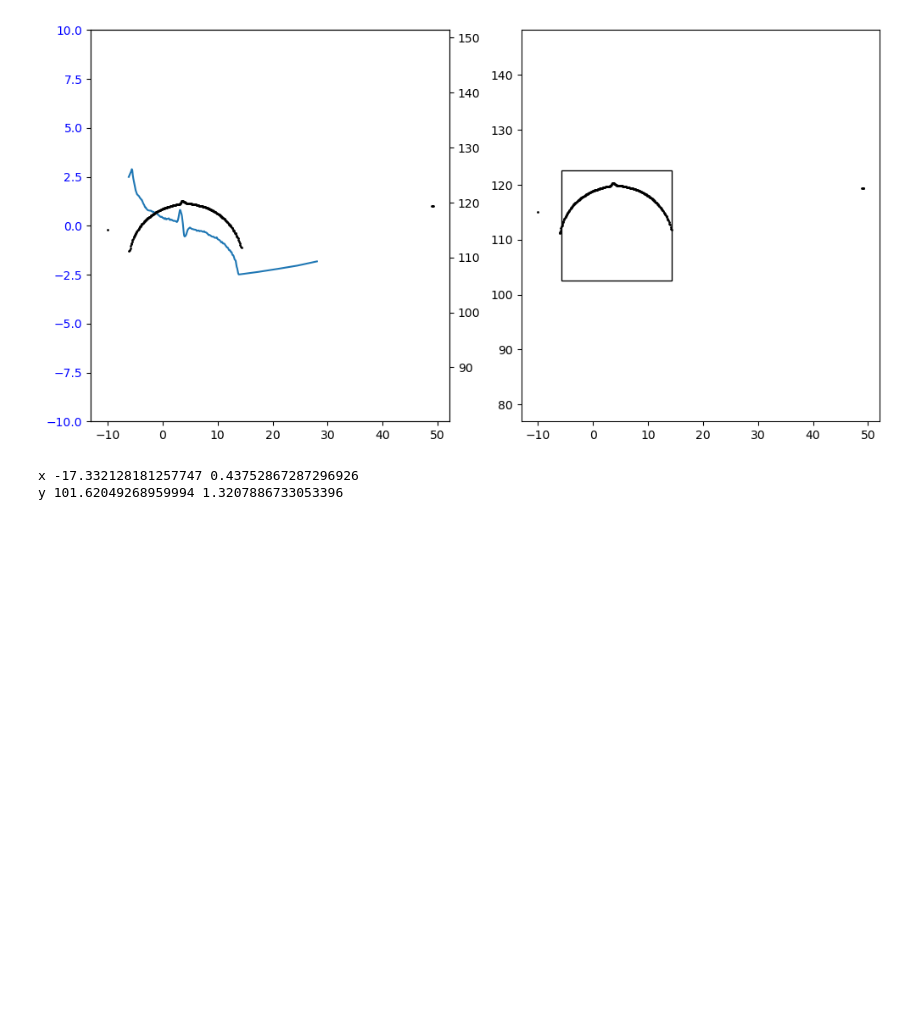
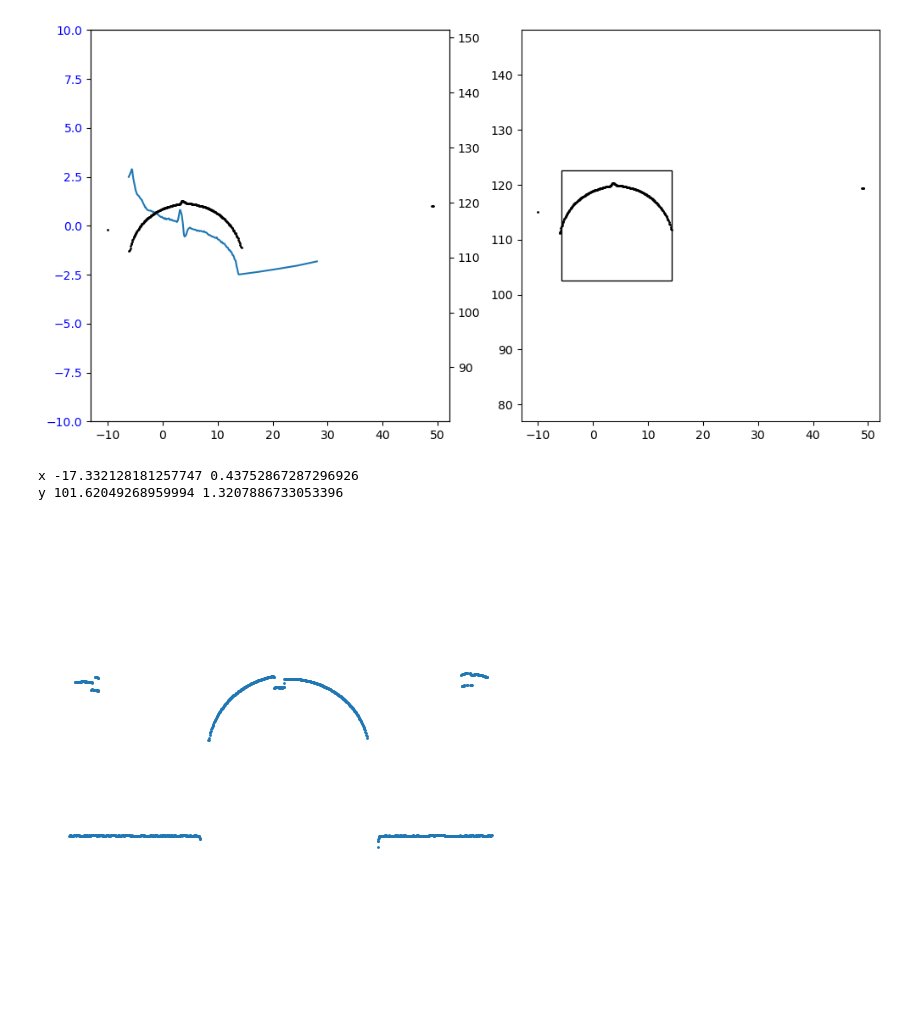
Before and after one commit to deivMM/IA, a Jupyter notebook: scripts_pruebas/perfilometria/clasificacion_perfiles_buenos_malos.ipynb, the cells around one changed output. Drawn from its saved outputs; the diff is of its cells as text; code cells hidden in the pictures; blank space fills up the shorter version.

```diff
--- a/scripts_pruebas/perfilometria/clasificacion_perfiles_buenos_malos.ipynb
+++ b/scripts_pruebas/perfilometria/clasificacion_perfiles_buenos_malos.ipynb
@@ -7,19 +7,3 @@ import matplotlib.patches as patches
 # %%
 df_recuperado = pd.read_csv('../pruebas_perfilometria/perfiles_7.csv')
 diccionario_recuperado = {i: group[['X', 'Y']].values for i, group in df_recuperado.groupby('Array_ID')}
-# %%
-points = diccionario_recuperado[30]
-
-f,ax = plt.subplots(figsize=(6,6))
-ax.scatter(points[:,0], points[:,1], s = 1)
-ax.axis('equal')
-plt.show()
-
-# for i in range(50):
-#     points = diccionario_recuperado[i]
-#     f,ax = plt.subplots(figsize=(6,6))
-#     ax.scatter(points[:,0], points[:,1], s = 1)
-#     ax.axis('equal')
-#     ax.axis('off')
-#     plt.savefig(f'imagenes/imagen_{i}.png')
-#     plt.close()
@@ -130,3 +112,18 @@ print('y',np.array(y_coord).mean(), np.array(y_coord).std())
 # %% [output]
 x -17.332128181257747 0.43752867287296926
 y 101.62049268959994 1.3207886733053396
+# %%
+df_recuperado = pd.read_csv('../pruebas_perfilometria/perfiles_2.csv')
+diccionario_recuperado = {i: group[['X', 'Y']].values for i, group in df_recuperado.groupby('Array_ID')}
+
+
+
+points = diccionario_recuperado[0]
+
+f,ax = plt.subplots(figsize=(6,6))
+ax.scatter(points[:,0], points[:,1], s = 1)
+ax.axis('off')
+ax.axis('equal')
+plt.show()
+# %% [output]
+[figure, added]
```
Also changed, not shown: parts of 1 cell of this notebook, 2 other files.
